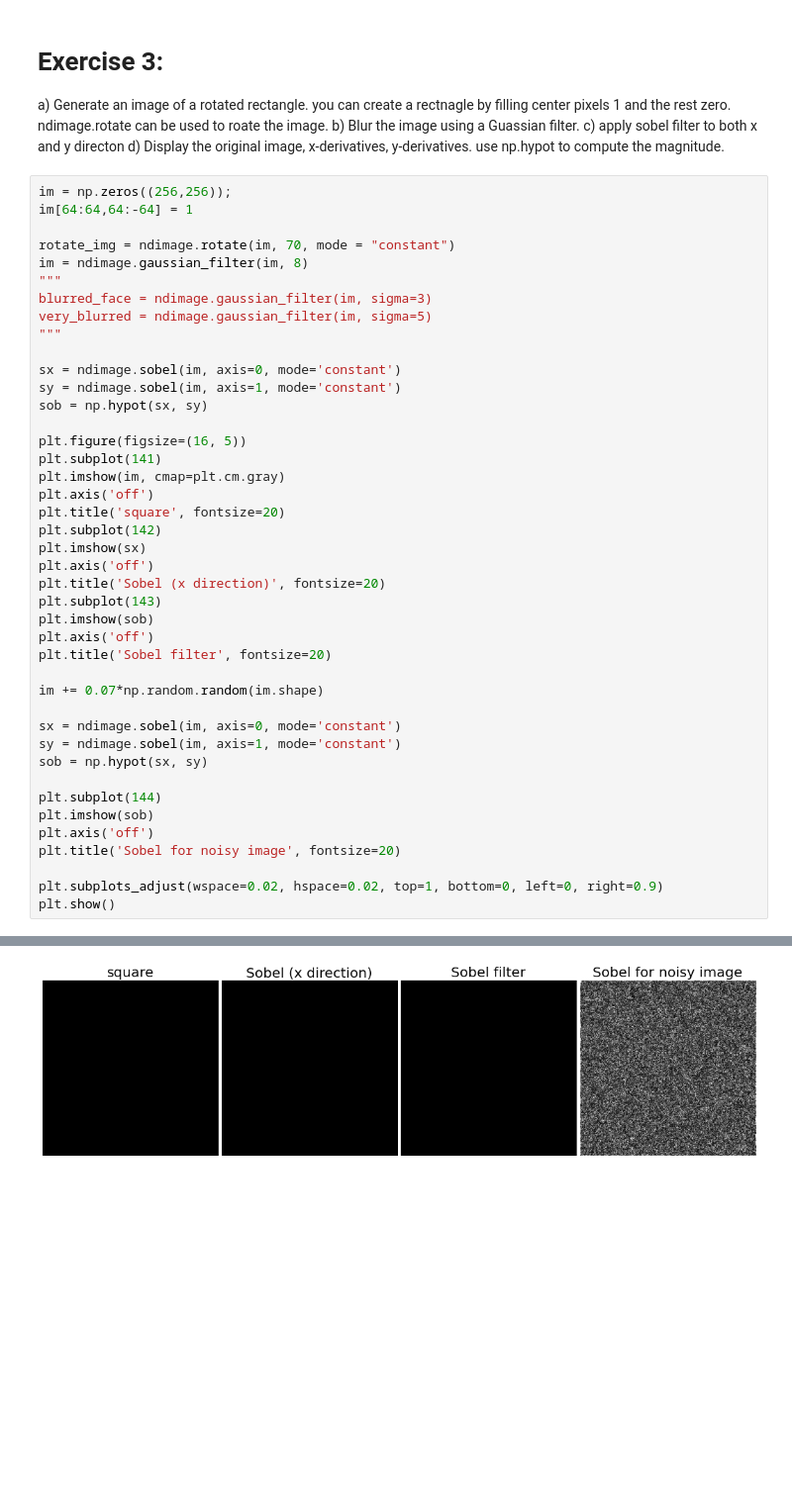
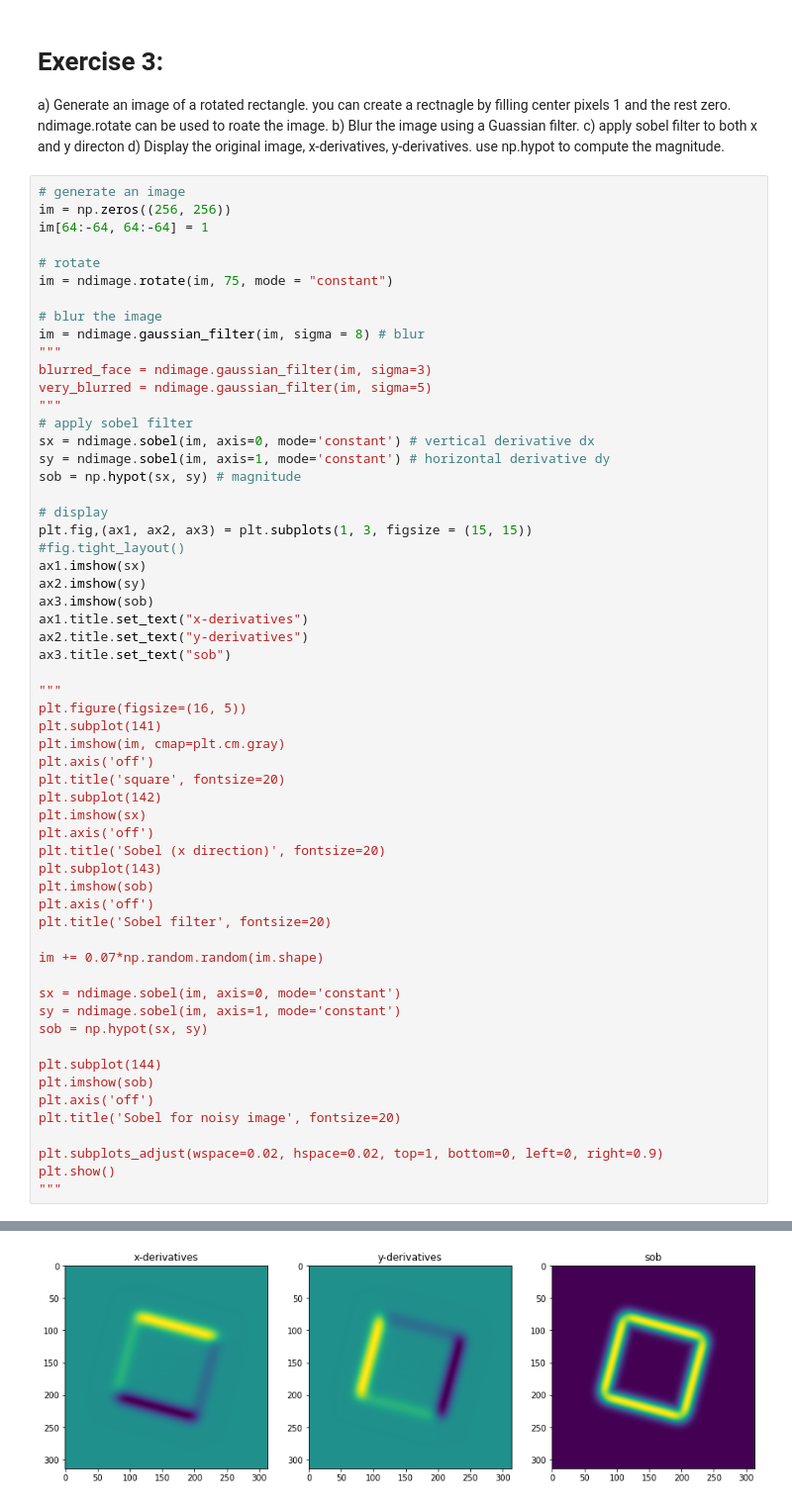
Before and after one commit to twyunting/CSC-676_Computer-Vision, a Jupyter notebook: labs/wk5/YuntingChiu_Lecture7_tutorial_Exercises.ipynb, the cells around one changed output, grey strips where cells are left out. Shown: that part at 99% size. Drawn from its saved outputs; the diff is of its cells as text; blank space fills up the shorter version.

```diff
--- a/labs/wk5/YuntingChiu_Lecture7_tutorial_Exercises.ipynb
+++ b/labs/wk5/YuntingChiu_Lecture7_tutorial_Exercises.ipynb
@@ -222,20 +191,35 @@ b) Blur the image using a Guassian filter.
 c) apply sobel filter to both x and y directon
 d) Display the original image, x-derivatives, y-derivatives. use np.hypot to compute the magnitude.
 # %%
-im = np.zeros((256,256));
-im[64:64,64:-64] = 1
+# generate an image
+im = np.zeros((256, 256))
+im[64:-64, 64:-64] = 1
 
-rotate_img = ndimage.rotate(im, 70, mode = "constant")
-im = ndimage.gaussian_filter(im, 8)
+# rotate
+im = ndimage.rotate(im, 75, mode = "constant")
+
+# blur the image
+im = ndimage.gaussian_filter(im, sigma = 8) # blur
 """
 blurred_face = ndimage.gaussian_filter(im, sigma=3)
 very_blurred = ndimage.gaussian_filter(im, sigma=5)
 """
+# apply sobel filter
+sx = ndimage.sobel(im, axis=0, mode='constant') # vertical derivative dx
+sy = ndimage.sobel(im, axis=1, mode='constant') # horizontal derivative dy
+sob = np.hypot(sx, sy) # magnitude
 
-sx = ndimage.sobel(im, axis=0, mode='constant')
-sy = ndimage.sobel(im, axis=1, mode='constant')
-sob = np.hypot(sx, sy)
+# display
+plt.fig,(ax1, ax2, ax3) = plt.subplots(1, 3, figsize = (15, 15))
+#fig.tight_layout()
+ax1.imshow(sx)
+ax2.imshow(sy)
+ax3.imshow(sob)
+ax1.title.set_text("x-derivatives")
+ax2.title.set_text("y-derivatives")
+ax3.title.set_text("sob")
 
+"""
 plt.figure(figsize=(16, 5))
 plt.subplot(141)
 plt.imshow(im, cmap=plt.cm.gray)
@@ -263,4 +247,5 @@ plt.title('Sobel for noisy image', fontsize=20)
 
 plt.subplots_adjust(wspace=0.02, hspace=0.02, top=1, bottom=0, left=0, right=0.9)
 plt.show()
+"""
 # %% [output]
@@ -267 +253 @@ plt.show()
-[figure, old version]
+[figure, new version]
```
Also changed, not shown: parts of 5 cells of this notebook, 1 other file.
